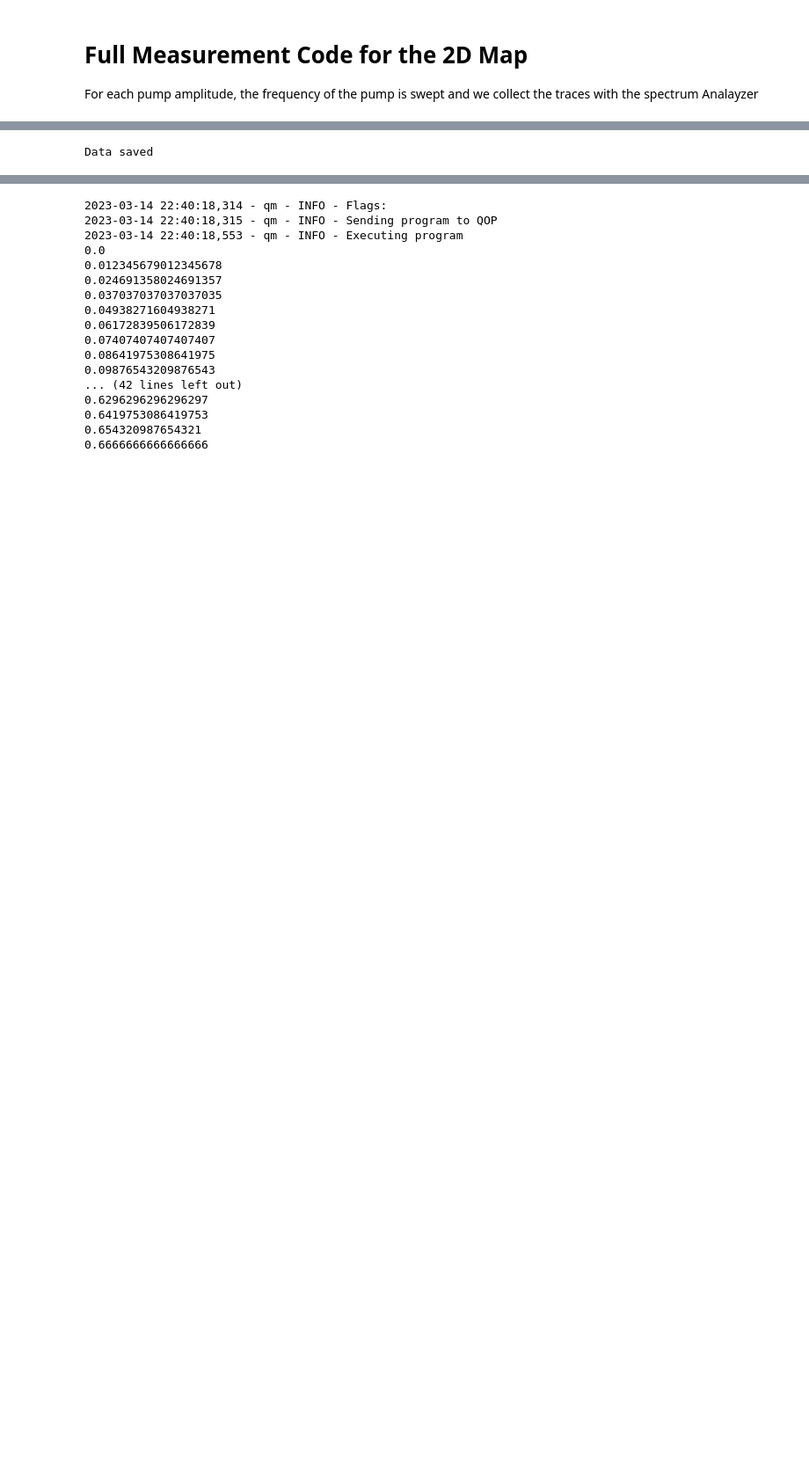
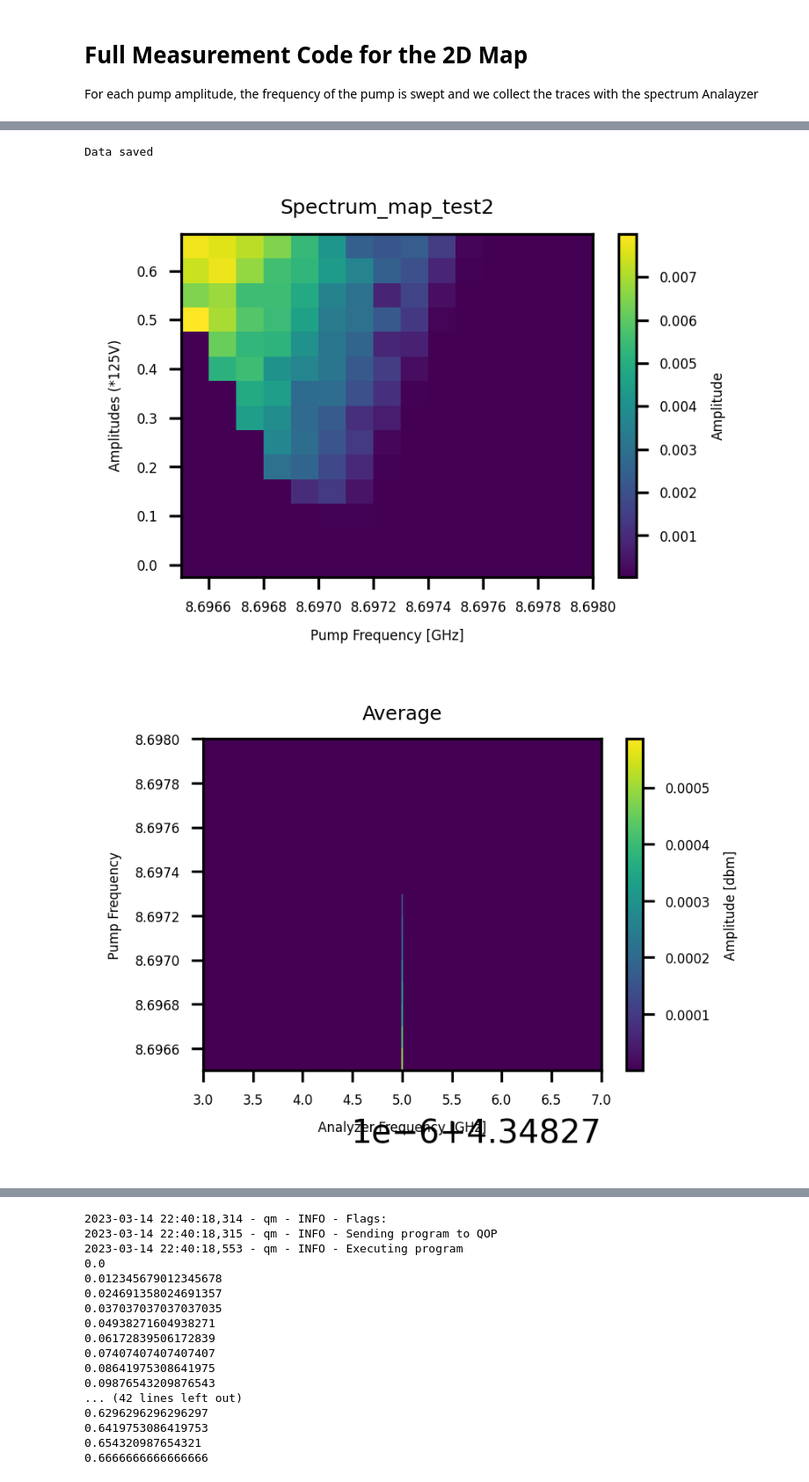
Before and after one commit to BeaulieuGuillaume/DPT_SQUID, a Jupyter notebook: Spectrum_map/Spectrum_map.ipynb, the cells around one changed output, grey strips where cells are left out. Shown: that part at 88% size. Cells and saved outputs as stored; diff of their text form; code cells hidden in the pictures; blank space fills up the shorter version.

```diff
--- a/Spectrum_map/Spectrum_map.ipynb
+++ b/Spectrum_map/Spectrum_map.ipynb
@@ -226,11 +235,11 @@ Porgramm for a single frequency with the trigger. This program sweeps the freque
 %%time
 
 amp_factor=0.4
-twoPhoton_len=2_000_000_000
+twoPhoton_len=600_000_000
 config,qm=update_two_photon_lenght(twoPhoton_len,config,qmm)
-delay=50_000_000
+delay=5_000_000
 config,qm=update_delay(twoPhoton_len,config,qmm)
-waiting_acquisition_time=0.4
+waiting_acquisition_time=0.2
 
 # Frequency sweep
 span=10 * u.kHz # Span of the pumping
@@ -534,22 +543,23 @@ ax.pcolormesh(Analyzer_freq,freqs,Data[:,:,idx],cmap= "viridis",shading="auto")
 For each pump amplitude, the frequency of the pump is swept and we collect the traces with the spectrum Analayzer
 # %%
 #Pump frequency sweep
-span=1 * u.MHz # Span of the pumping
-df = 0.01 * u.MHz # Step of the pumping 0.01
-IF_center=0.2666e9
+span=1.5 * u.MHz # Span of the pumping
+df = 0.1 * u.MHz # Step of the pumping 0.01
+IF_center=0.1973e9
 freqs = np.arange(IF_center-span/2, IF_center+span/2, df) #sets of frequencies
 
 #Amplitude sweep
-a_min = 0.15
+a_min = 0
 a_max = 0.65
-da = 0.01#0.005
+da = 0.05#0.005
 amplitudes = np.arange(a_min, a_max + da / 2, da)  # +da/2 to add a_max to the scan (vector of amplitudes)
+
 
 #Number of average
 Number_Average=1
 
 NumberPoints=freqs.shape[0]*amplitudes.shape[0]
-TimePerPoint=(18*60)/880
+TimePerPoint=(4*60)/210
 print("There will be {} points".format(NumberPoints))
 print("The total tim for 1 average is {} min".format(NumberPoints*TimePerPoint/60))
 print("The total time for all averages is {} min".format(NumberPoints*TimePerPoint*Number_Average/60))
@@ -708,5 +640,39 @@ NameError: name 'amplitudes' is not defined
+# %%
+cooldown_date="2023_03_31" #top folder
+device="Run01" #second folder
+name="104" # third folder
+meastype="Spectrum_map_test3" #Final file name
+
+datadict={}
+datadict["Analyzer_center_freq"]=centerFreq
+datadict["Analyzer_span"]=spanFreq
+datadict["Numpoints"]=pointsNum
+datadict["RBW_bandwidth"]=RBW_bandwidth
+datadict["VBW_bandwidth"]=VBW_bandwidth
+datadict["amplitudes"]=amplitudes
+datadict["Analyzer_freq"]=Analyzer_freq_all
+datadict["Pump_freq"]=freqs+LO_fluxline
+datadict["Data"]=Data
+datadict["configuration"]=config
+
+an.save_data(datadict, meastype, name, device, cooldown_date, bias=0, filepath=r"C:\Users\hqclabo\Documents\Data\gbeaulieu\Two_Photon\\")
+# %% [output]
+Data saved
 # %%
-an.save_data(datadict, meastype, name, device, cooldown_date, bias=0, filepath=r"C:\Users\hqclabo\Documents\Data\gbeaulieu\Two_Photon\\")
+%matplotlib inline
+
+#Plot the single integrated 2d map
+meas="Spectrum_map_test2"
+Filename=r"C:\Users\HQClabo\Documents\Data\gbeaulieu\Two_Photon\2023_03_31\Run01\104\Spectrum_map_test2.mat"
+
+# Get the integral and plot
+amplitudes, Pump_freq, Analyzer_freq, Data, integrate, maximum, average  =an.Non_Lin_Map(Filename,Linear=True)
+fig, ax, cbar=an.plot2D(Pump_freq/1e9,amplitudes.transpose(),integrate,labels=["Pump Frequency [GHz]","Amplitudes (*125V)","Amplitude"],title=meas, figsize=(6/2.54, 4/2.54),colormap = "viridis", vmin=None, vmax=None, dpi=300, fontsize=4,reversed=False)
+
+# Plot one set of frequency
+idx=10
+fig, ax, cbar=an.plot2D(Analyzer_freq_all[0,:]/1e9,Pump_freq.transpose()/1e9,Data[:,:,idx],labels=["Analyzer Frequency [GHz]","Pump Frequency","Amplitude [dbm]"],title="Average", figsize=(6/2.54, 4/2.54),colormap = "viridis", vmin=None, vmax=None, dpi=300, fontsize=4,reversed=False)
 # %% [output]
-Data saved
+[figure, added]
+[figure, added]
 # %% [markdown]
```
Also changed, not shown: parts of 28 cells of this notebook, 3 other files.
